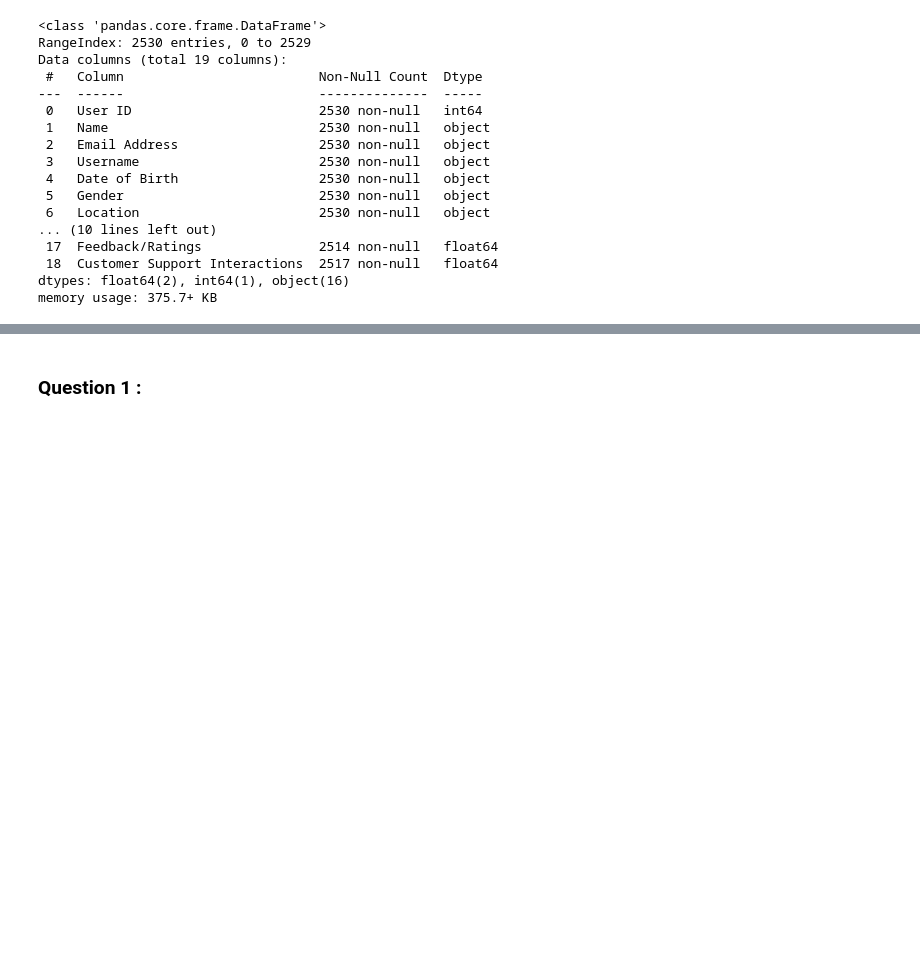
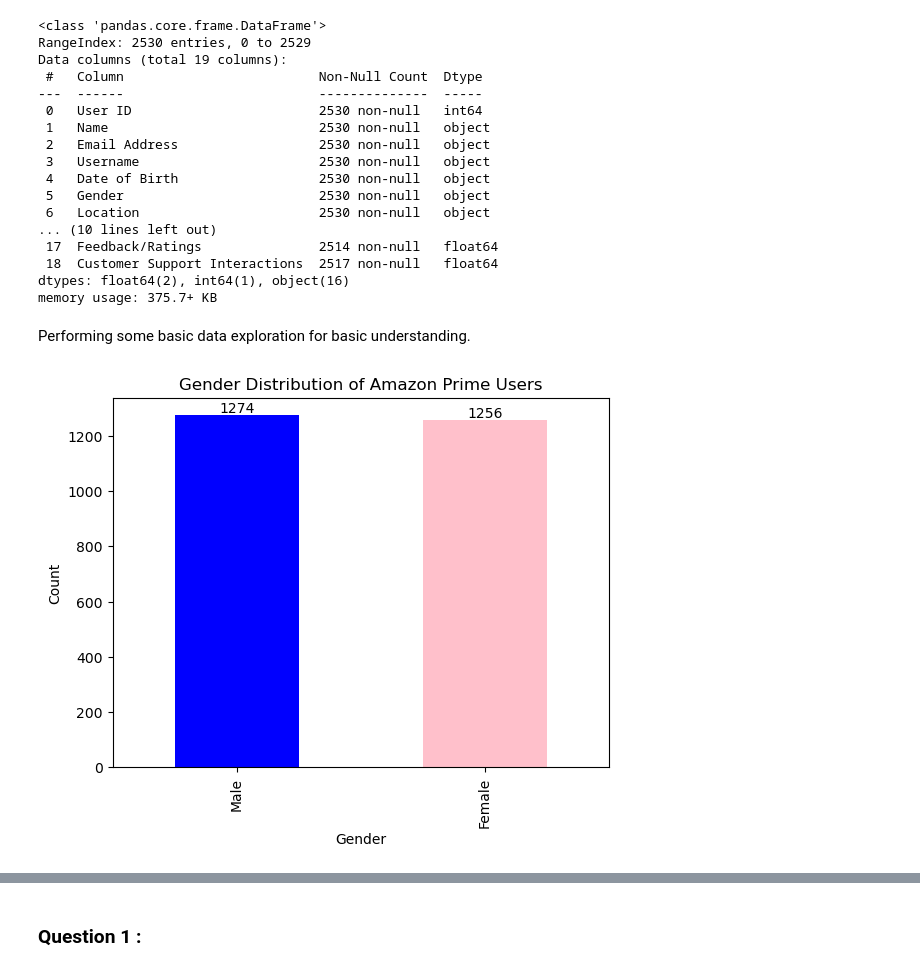
Before and after one commit to keattt0330/Data-Mining, a Jupyter notebook: assignment.ipynb, the cells around one changed output, grey strips where cells are left out. Drawn from its saved outputs; the diff is of its cells as text; code cells hidden in the pictures; blank space fills up the shorter version.

```diff
--- a/assignment.ipynb
+++ b/assignment.ipynb
@@ -39,5 +47,15 @@ Data columns (total 19 columns):
  18  Customer Support Interactions  2517 non-null   float64
 dtypes: float64(2), int64(1), object(16)
 memory usage: 375.7+ KB
-# %%
-Amazon_Prime = Amazon_Prime.dropna(subset=['Feedback/Ratings', 'Customer Support Interactions'])
+# %% [markdown]
+Performing some basic data exploration for basic understanding.
+# %%
+ax = Amazon_Prime['Gender'].value_counts().plot(kind='bar', color=['blue', 'pink'])
+for container in ax.containers:
+	ax.bar_label(container, label_type='edge')
+plt.title('Gender Distribution of Amazon Prime Users')
+plt.xlabel('Gender')
+plt.ylabel('Count')
+plt.show()
+# %% [output]
+[figure, added]
```
Also changed, not shown: parts of 30 cells of this notebook.
